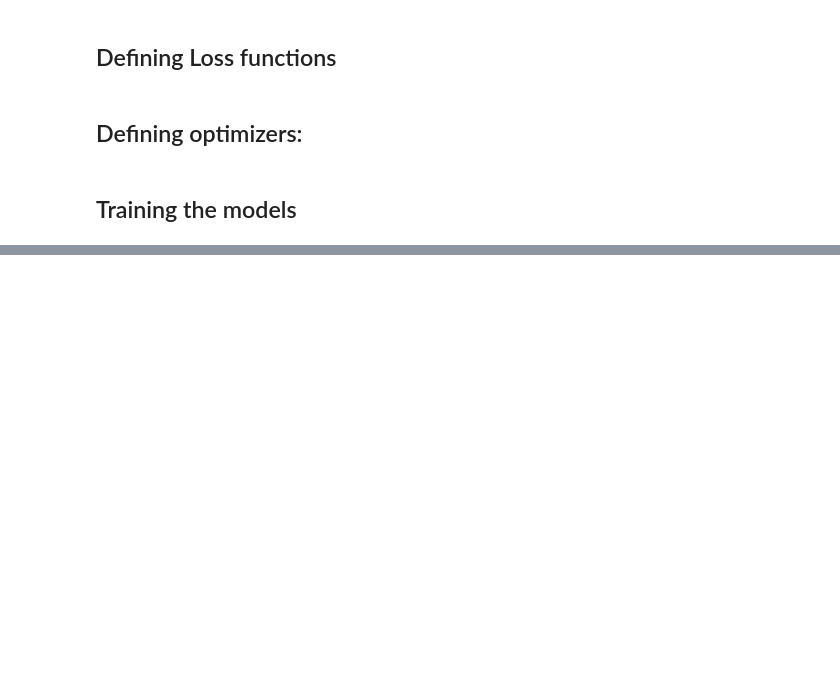
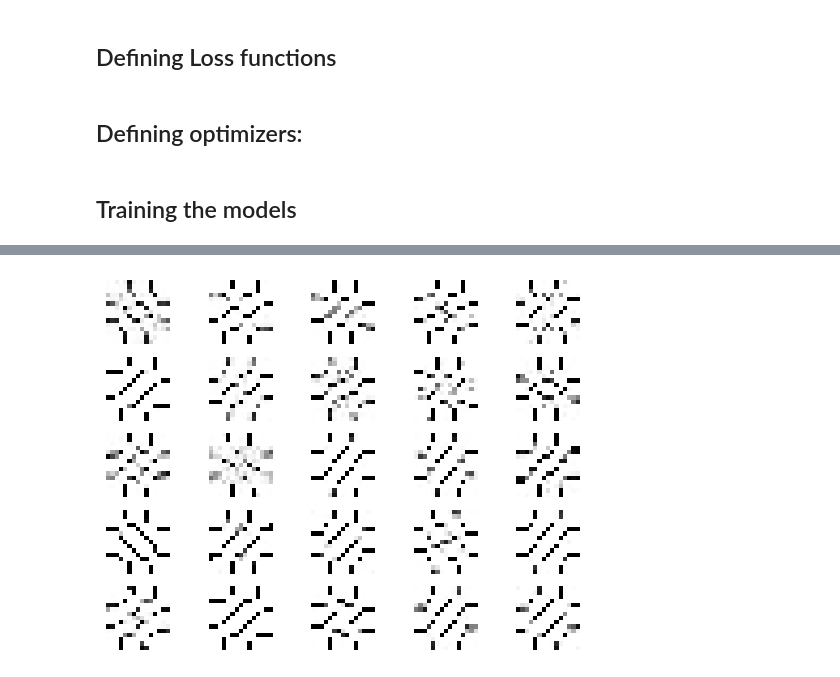
Before and after one commit to timothymhowe/shor.tz, a Jupyter notebook: notebooks/grid-and-fill-pytorch.ipynb, the cells around one changed output, grey strips where cells are left out. Cells and saved outputs as stored; diff of their text form; code cells hidden in the pictures; blank space fills up the shorter version.

```diff
--- a/notebooks/grid-and-fill-pytorch.ipynb
+++ b/notebooks/grid-and-fill-pytorch.ipynb
@@ -176,11 +150,11 @@ discriminator_hidden_size = 64
 
 # generator
 # size of the latent vector that is being passed to the generator
-latent_vector_dim = 100
+latent_vector_dim = 15
 # size of the generator's output
 generator_out_size = input_size
 # size of the first hidden layer in the generator
-generator_hidden_size = 64
+generator_hidden_size = 32
 # %% [markdown]
 ## Creating the GAN:
 # %%
@@ -234,7 +208,7 @@ def generator_loss(disc_out):
 from torch.optim import Adam
 
 learning_rate = 0.002
-discriminator_opt = Adam(discriminator.parameters(),learning_rate)
+discriminator_opt = Adam(discriminator.parameters(),learning_rate*2)
 generator_opt = Adam(generator.parameters(),learning_rate)
 # %% [markdown]
 ## Training the models
@@ -242,7 +216,7 @@ generator_opt = Adam(generator.parameters(),learning_rate)
 import pickle as pkl
 
 # parameters for training
-num_epochs = 100
+num_epochs = 50
 
 # list of sample set and fake set
 sample_list = []
@@ -251,6 +225,13 @@ loss_list = []
 print_every = 400
 
 # generate some fixed data that can be used to benchmark the model throughout training
-sample_size = 32
-fixed_data = np.random.uniform(-1,1,size=(sample_size,latent_vector_dim))
+sample_size = 64
+fixed_data = np.random.binomial(1,p=0.3,size=(sample_size,WEEKDAY_GRID_SIZE))
+fixed_data = fixed_data * 2 - 1
 fixed_data = torch.from_numpy(fixed_data).float()
+fixed_data = fixed_data.to(rtx)
+
+
+# setup the dataloader
+
+train_me = torch.utils.data.DataLoader(dataset=train_data_tensor, batch_size=batch_size,num_workers=0,drop_last=True)
@@ -257,11 +243,16 @@ fixed_data = torch.from_numpy(fixed_data).float()
 # %%
 # Training time!
+import random
+num_epochs = 300
 discriminator.train()
 generator.train()
-train_loader = torch.utils.data.DataLoader(train_data_tensor, batch_size=batch_size,num_workers=0,sampler=enumerate,generator=1738,drop_last=True)
+init_total_completed = total_completed
+for epoch in range(num_epochs):
+    start_event = torch.cuda.Event(enable_timing=True)
+    end_event = torch.cuda.Event(enable_timing=True)
+    start_event.record()
 
-for epoch in range(num_epochs):
-    for b_index, (real_grids,_) in enumerate(train_me):
+    for b_index, real_grids in enumerate(train_me):
 
         # get batch size from size of real_grids
         batch_size = real_grids.size(0)
@@ -269,7 +260,9 @@ for epoch in range(num_epochs):
         real_grids = real_grids*2-1 # rescale input images from [0,1] to [-1,1]
 
         # DISC Training
-        discriminator_opt.zero_grad()
+        discriminator_opt.zero_grad(set_to_none=True)
+
+
 
         # first, train on real images
         disc_real = discriminator(real_grids)
@@ -277,9 +270,10 @@ for epoch in range(num_epochs):
 
         # next, to train on fake images
         # start by generating fake images
-        fake_grid_input = np.random.binomial(1,p=0.4,size=(batch_size,WEEKDAY_GRID_SIZE,WEEKDAY_GRID_SIZE))
+        fake_grid_input = np.random.binomial(1,p=0.3,size=(batch_size,WEEKDAY_GRID_SIZE,WEEKDAY_GRID_SIZE))
         fake_grid_input = fake_grid_input*2-1
-        fake_grid_input = torch.from_numpy(fake_grids)
+        fake_grid_input = torch.from_numpy(fake_grid_input).float()
+        fake_grid_input =fake_grid_input.to(rtx)
         fake_grids = generator(fake_grid_input)
 
         # Compute the disc loss on the fake images
@@ -295,30 +289,38 @@ for epoch in range(num_epochs):
 
 
         ### Generator Training
-        generator_opt.zero_grad()
+        generator_opt.zero_grad(set_to_none=True)
 
         # train on fake images with flipped labels
         # first, generate fake images
         fake_grid_input = np.random.binomial(1,p=0.4,size=(batch_size,WEEKDAY_GRID_SIZE,WEEKDAY_GRID_SIZE))
         fake_grid_input = fake_grid_input*2-1
-        fake_grid_input = torch.from_numpy(fake_grid_input)
+        fake_grid_input = torch.from_numpy(fake_grid_input).float()
+        fake_grid_input = fake_grid_input.to(rtx)
         fake_grids = generator(fake_grid_input)
 
         # compute the discriminator losses on fake images, and flip the labels by using the disc_loss function
         disc_fake = discriminator(fake_grids)
-        gen_loss = disc_loss(disc_fake)
+        gen_loss = discriminator_loss(disc_fake)
 
         # backpropagation
         gen_loss.backward()
         generator_opt.step()
 
         # Log progress to stdout
-        if b_index % print_every==0:
+        # if b_index % print_every==0:
+        #
+        #     # print discriminator and generator loss
+        #     print('Epoch [{:5d}/{:5d}] | Discriminator Loss: {:6.4f} | Generator Loss: {:6.4f}'.format(epoch+1, num_epochs,
+        #                                                                            disc_loss.item(), gen_loss.item()))
 
-            # print discriminator and generator loss
-            print('Epoch [{:5d}/{:5d}] | d_loss: {:6.4f} | g_loss: {:6.4f}'.format(epoch+1, num_epochs,
+    end_event.record()
+    torch.cuda.synchronize()  # Wait for the events to be recorded!
+    elapsed_time_ms = start_event.elapsed_time(end_event)
+    total_completed = total_completed +1
+    print('Epoch [{:5d}/{:5d}] | Discriminator Loss: {:6.4f} | Generator Loss: {:6.4f}'.format(total_completed, init_total_completed  + num_epochs,
                                                                                    disc_loss.item(), gen_loss.item()))
-
+    print(f'Epoch {total_completed} was completed in {elapsed_time_ms/1000} seconds')
     ## Append discriminator loss and gen loss after each epoch
     loss_list.append((disc_loss.item(),gen_loss.item()))
 
@@ -328,21 +330,26 @@ for epoch in range(num_epochs):
 
     #generate samples
     new_samples = generator(fixed_data)
+    new_samples_detached = [sample.detach().cpu().numpy() for sample in new_samples]
     sample_list.append(new_samples)
 
+    sample_sample = random.sample(new_samples_detached,25)
+
     # print the image
-    for i in range(32):
-        plt.subplot(8,4,1+i)
+    for i in range(25):
+        plt.subplot(5,5,1+i)
         plt.axis('off')
-        plt.imshow(mon[i],cmap="Greys")
-    plt.savefig(f'../exports/gridgan-images/generation_{str.zfill(epoch())}.png',)
+        plt.imshow(new_samples_detached[i].reshape(15,15),cmap="Greys")
+    plt.savefig(f'../exports/gridgan-images/generation_{str.zfill(str(total_completed),4)}.png',)
 
+    if total_completed % 10 == 0:
+        torch.cuda.empty_cache()
     # return generator to training mode
     generator.train()
 
-    with open('../bin/train_samples.pickle','wb') as f:
-        pkl.dump(sample_list,f)
+with open('../bin/train_samples.pickle','wb') as f:
+    pkl.dump(sample_list,f)
 
-    with open('../bin/gan_model_tuple.pickle','wb') as f:
-        pkl.dump((discriminator,generator),f)
+with open('../bin/gan_model_tuple.pickle','wb') as f:
+    pkl.dump((discriminator,generator),f)
 # %% [output]
@@ -349,0 +373 @@ TypeError: 'type' object is not iterable
+[figure, added]
```
Also changed, not shown: parts of 13 cells of this notebook, 3 other files.
